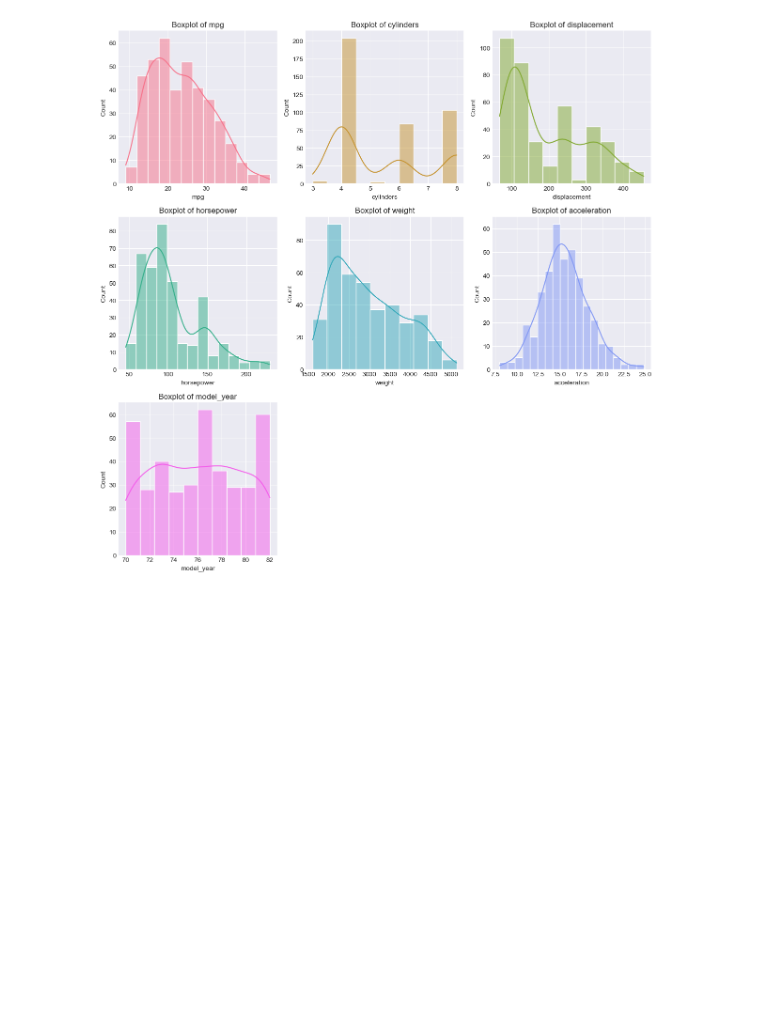
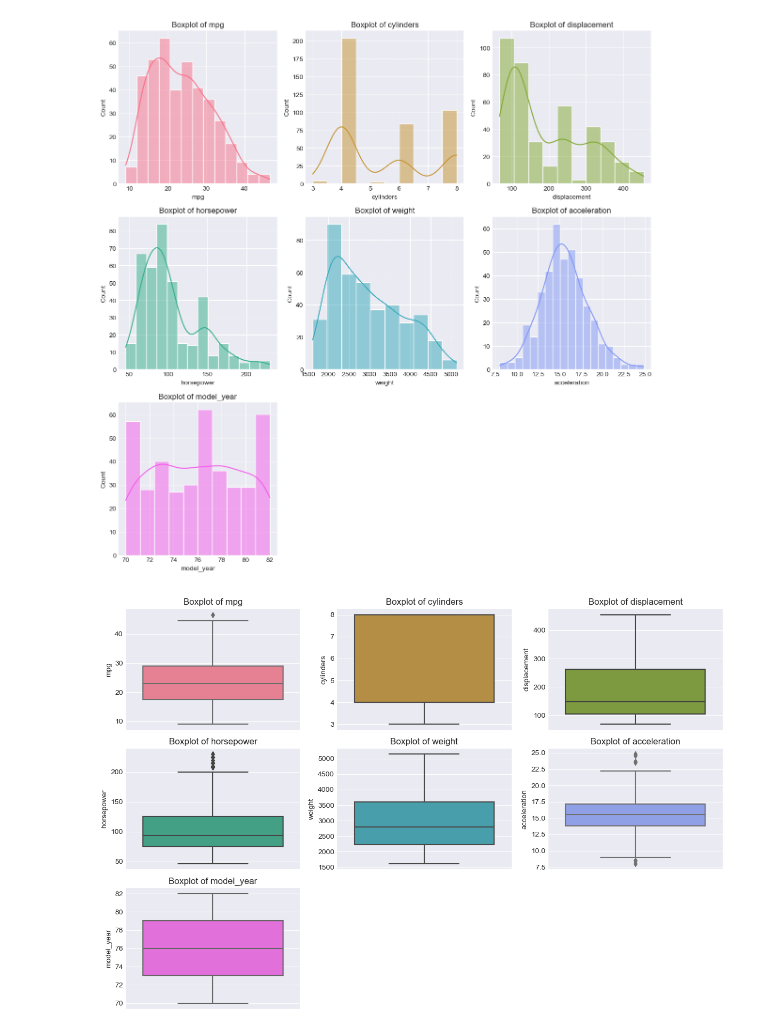
Before and after one commit to data-alch3m1st/Data_Viz, a Jupyter notebook: General_Data_Viz_to_Live_By_.ipynb, the cells around one changed output. Drawn from its saved outputs; the diff is of its cells as text; code cells hidden in the pictures; blank space fills up the shorter version.

```diff
--- a/General_Data_Viz_to_Live_By_.ipynb
+++ b/General_Data_Viz_to_Live_By_.ipynb
@@ -176,0 +247,5 @@ plt.show();
+# %%
+# Example usage:
+plot_numeric_cols(df, plot_type="boxplot", max_cols=3)
+# %% [output]
+[figure, added]
```
Also changed, not shown: parts of 1 cell of this notebook.
